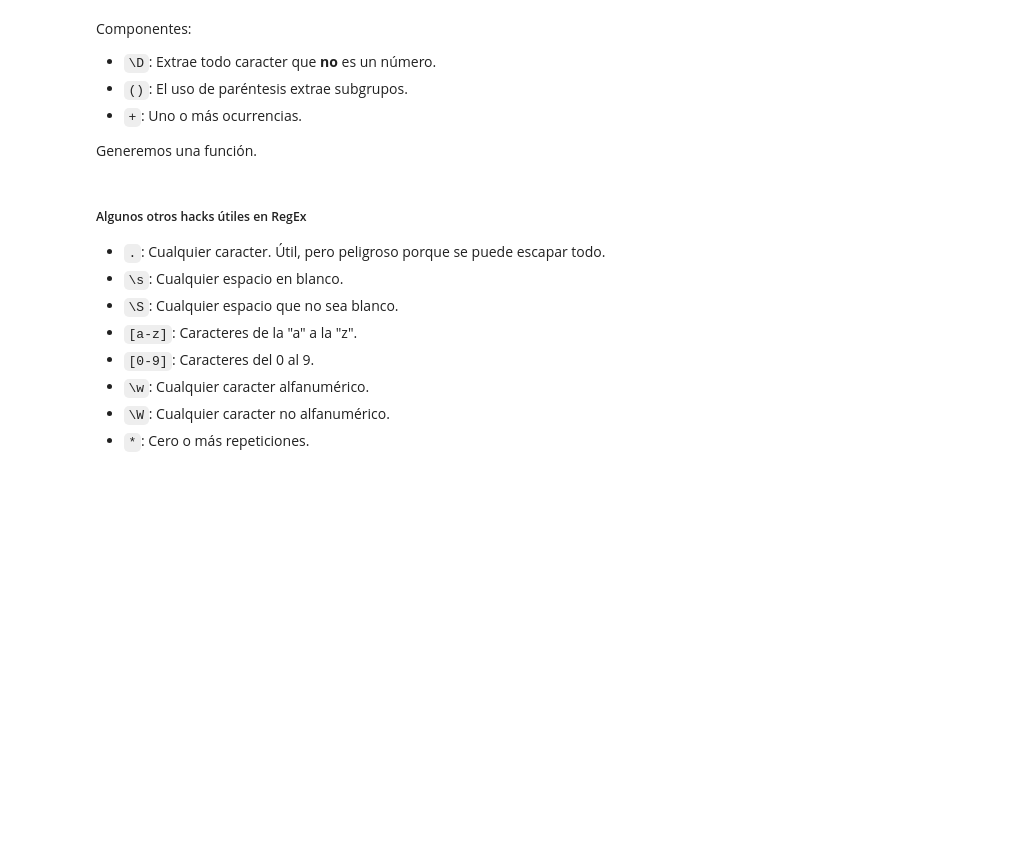
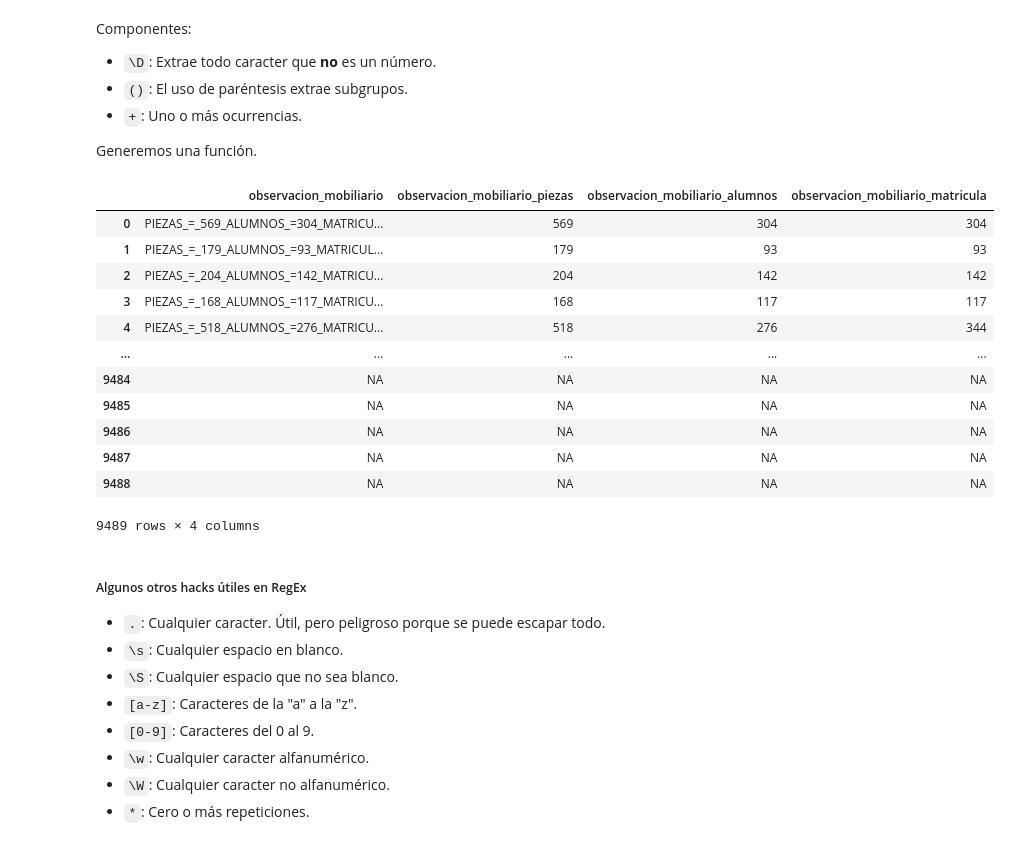
Before and after one commit to HectorH06/Data-Proc-Lab, a Jupyter notebook: Material/3,0_clase_202205.ipynb, the cells around one changed output. Drawn from its saved outputs; the diff is of its cells as text; code cells hidden in the pictures; blank space fills up the shorter version.

```diff
--- a/Material/3,0_clase_202205.ipynb
+++ b/Material/3,0_clase_202205.ipynb
@@ -417,2 +420,4 @@ def regex_beneficiarios(string, na_string='NA'):
 
     return sum([int(c) for c in re.findall(regex, string)])
+# %%
+copy[variable + '_beneficiarios'] = copy[variable].apply(regex_beneficiarios)
@@ -431,3 +465,4 @@ string = 'PIEZAS_=_569_ALUMNOS_=304_MATRICULA_=_604'
 Si le lanzamos un `d+` nos va a traer los 3 y nos arriesgamos a que vengan en desorden los textos.
 # %%
 texto_especial = 'MATRICULA'
+regex = f'{texto_especial}\D+(\d+)'
@@ -439,8 +478,41 @@ Componentes:
 
 
 Generemos una función.
+# %%
+def regex_mobiliario(string: str, special_text: str, na_string: str = 'NA') -> int:
+    if string is None or string == na_string:
+        return na_string
+    regex = f'{special_text}\D+(\d+)'
+
+    return sum([int (c) for c in re.findall(regex, string)])
 # %%
 special_texts = ['PIEZAS', 'ALUMNOS', 'MATRICULA']
+
+new_variables = []
+
+for special_text in special_texts:
+    new_variable = f'{variable}_{special_text}'.lower()
+
+    copy[new_variable] = copy[variable].apply(
+    lambda x: regex_mobiliario(x, special_text)
+    )
+    new_variables.append(new_variable)
+# %%
+copy[[variable] + new_variables]
+# %% [output]
+|  | observacion_mobiliario | observacion_mobiliario_piezas | observacion_mobiliario_alumnos | observacion_mobiliario_matricula |
+| 0 | PIEZAS_=_569_ALUMNOS_=304_MATRICU... | 569 | 304 | 304 |
+| 1 | PIEZAS_=_179_ALUMNOS_=93_MATRICUL... | 179 | 93 | 93 |
+| 2 | PIEZAS_=_204_ALUMNOS_=142_MATRICU... | 204 | 142 | 142 |
+| 3 | PIEZAS_=_168_ALUMNOS_=117_MATRICU... | 168 | 117 | 117 |
+| 4 | PIEZAS_=_518_ALUMNOS_=276_MATRICU... | 518 | 276 | 344 |
+| ... | ... | ... | ... | ... |
+| 9484 | NA | NA | NA | NA |
+| 9485 | NA | NA | NA | NA |
+| 9486 | NA | NA | NA | NA |
+| 9487 | NA | NA | NA | NA |
+| 9488 | NA | NA | NA | NA |
+9489 rows × 4 columns
 # %% [markdown]
 ##### Algunos otros hacks útiles en RegEx
 
```
Also changed, not shown: parts of 6 cells of this notebook.
